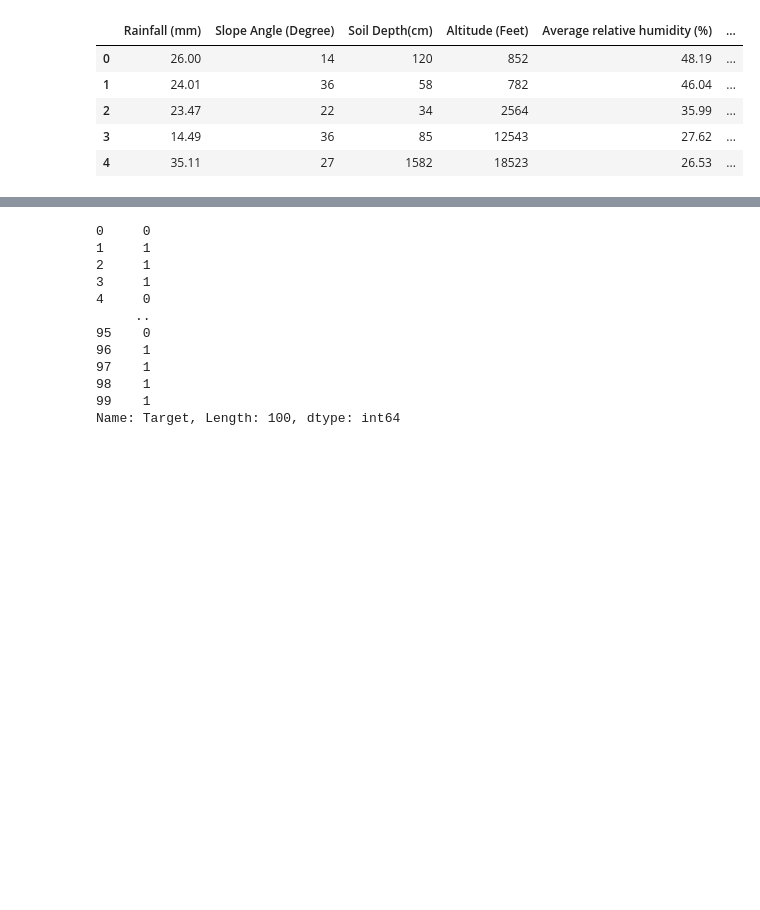
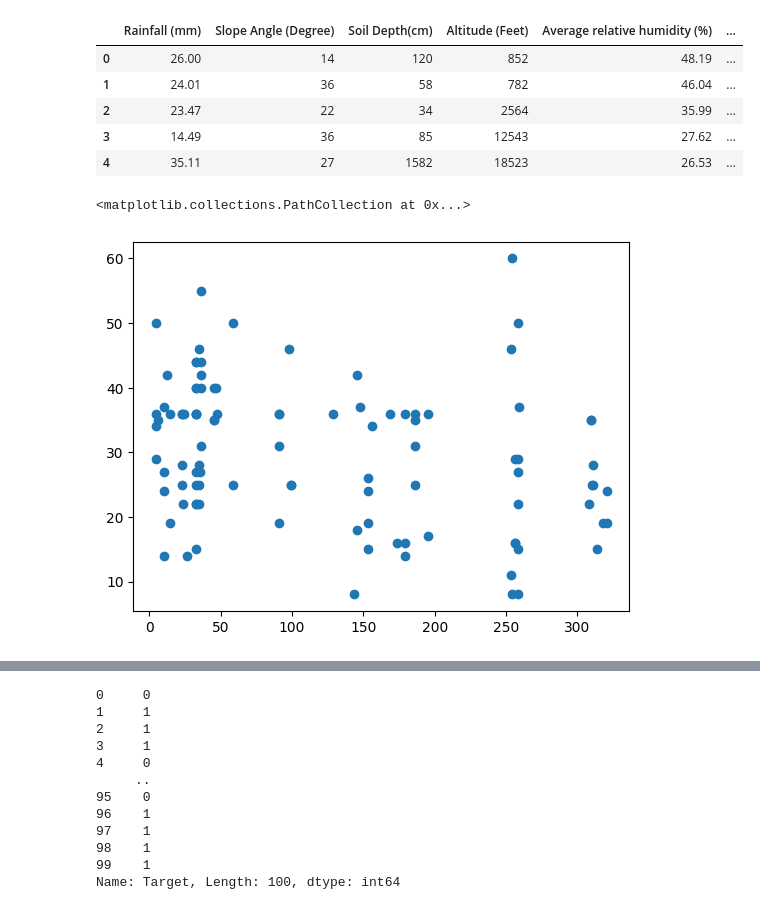
Before and after one commit to rohit3171999/Landslide-Prediction-Major-Project-, a Jupyter notebook: Landslide_Prediction.ipynb, the cells around one changed output, grey strips where cells are left out. Cells and saved outputs as stored; diff of their text form; code cells hidden in the pictures; blank space fills up the shorter version.

```diff
--- a/Landslide_Prediction.ipynb
+++ b/Landslide_Prediction.ipynb
@@ -27,3 +27,8 @@ dt.head()
 | 2 | 23.47 | 22 | 34 | 2564 | 35.99 | ... |
 | 3 | 14.49 | 36 | 85 | 12543 | 27.62 | ... |
 | 4 | 35.11 | 27 | 1582 | 18523 | 26.53 | ... |
+# %%
+plt.scatter(dt['Rainfall (mm)'],dt['Slope Angle (Degree)'])
+# %% [output]
+<matplotlib.collections.PathCollection at 0x...>
+[figure, added]
```
Also changed, not shown: parts of 15 cells of this notebook.
